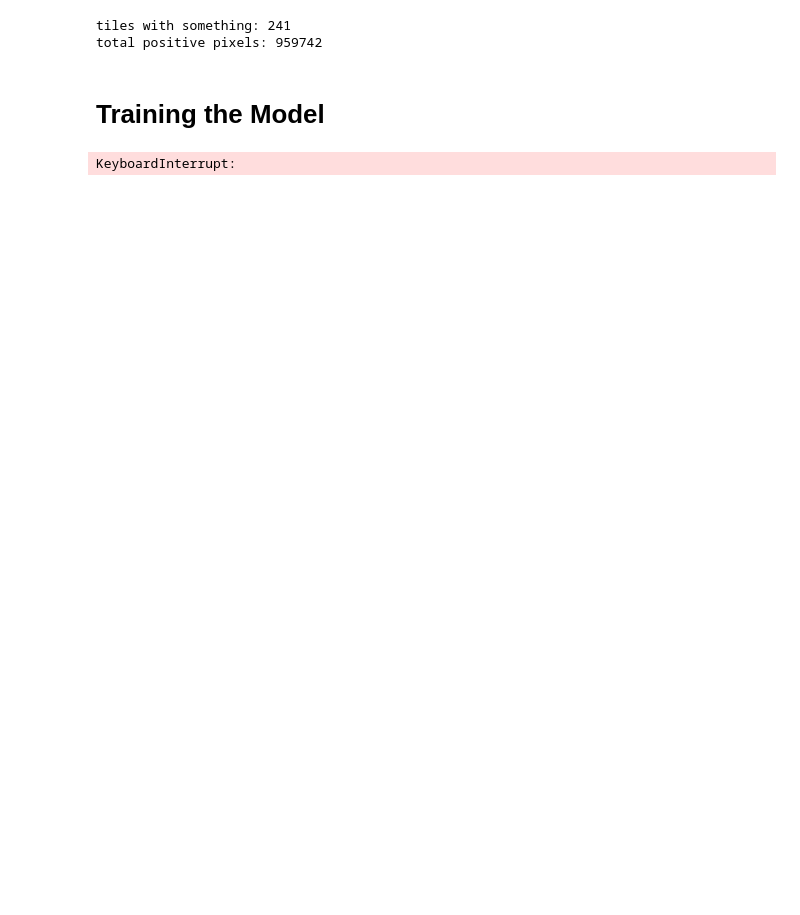
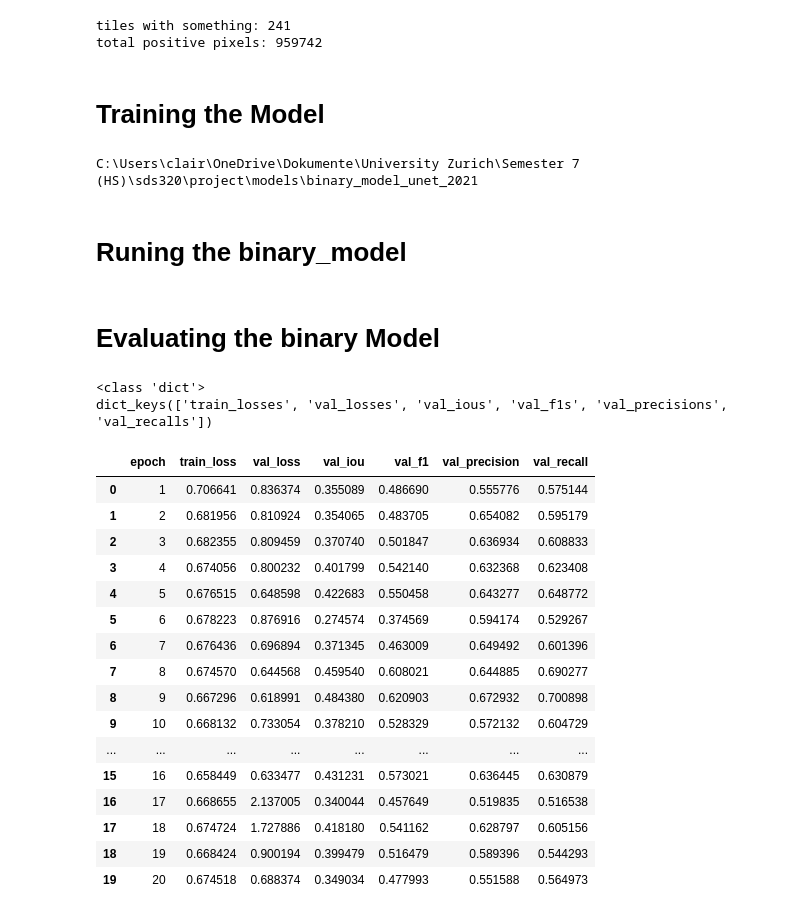
Before and after one commit to c-vici/sds320, a Jupyter notebook: notebooks/binary_model_test.ipynb, the cells around one changed output. Cells and saved outputs as stored; diff of their text form; code cells hidden in the pictures; blank space fills up the shorter version.

Commit message:
First model (binary model run) - relativ unstable output (runtine ca. 80min) also added test site lables for 2021

```diff
--- a/notebooks/binary_model_test.ipynb
+++ b/notebooks/binary_model_test.ipynb
@@ -271,11 +282,20 @@ tiles with something: 241
 total positive pixels: 959742
 # %% [markdown]
 # Training the Model
+# %%
+from pathlib import Path
+
+output_dir = "../models/binary_model_unet_2021"
+print(Path(output_dir).resolve())
+# %% [output]
+C:\Users\clair\OneDrive\Dokumente\University Zurich\Semester 7 (HS)\sds320\project\models\binary_model_unet_2021
+# %% [markdown]
+# Runing the binary_model
 # %%
 geoai.train_segmentation_model(
     images_dir=f"{out_folder}/images",
     labels_dir=f"{out_folder}/labels",
-    output_dir=f"{out_folder}/unet_models",
+    output_dir=output_dir,
     architecture="unet",
     encoder_name="resnet34",
     encoder_weights="imagenet",
@@ -286,5 +306,48 @@ geoai.train_segmentation_model(
     learning_rate=0.001,
     val_split=0.2,
 )
-# %% [output]
-KeyboardInterrupt:
+# %% [markdown]
+# Evaluating the binary Model
+# %%
+import torch
+
+history = torch.load("../models/binary_model_unet_2021/training_history.pth", weights_only=False)
+print(type(history))
+print(history.keys() if hasattr(history, "keys") else history[:2])
+# %% [output]
+<class 'dict'>
+dict_keys(['train_losses', 'val_losses', 'val_ious', 'val_f1s', 'val_precisions', 'val_recalls'])
+# %%
+import torch
+
+history = torch.load("../models/binary_model_unet_2021/training_history.pth", weights_only=False)
+
+df = pd.DataFrame({
+    "epoch": range(1, len(history["train_losses"]) + 1),
+    "train_loss": history["train_losses"],
+    "val_loss": history["val_losses"],
+    "val_iou": history["val_ious"],
+    "val_f1": history["val_f1s"],
+    "val_precision": history["val_precisions"],
+    "val_recall": history["val_recalls"],
+})
+
+df
+# %% [output]
+|  | epoch | train_loss | val_loss | val_iou | val_f1 | val_precision | val_recall |
+| 0 | 1 | 0.706641 | 0.836374 | 0.355089 | 0.486690 | 0.555776 | 0.575144 |
+| 1 | 2 | 0.681956 | 0.810924 | 0.354065 | 0.483705 | 0.654082 | 0.595179 |
+| 2 | 3 | 0.682355 | 0.809459 | 0.370740 | 0.501847 | 0.636934 | 0.608833 |
+| 3 | 4 | 0.674056 | 0.800232 | 0.401799 | 0.542140 | 0.632368 | 0.623408 |
+| 4 | 5 | 0.676515 | 0.648598 | 0.422683 | 0.550458 | 0.643277 | 0.648772 |
+| 5 | 6 | 0.678223 | 0.876916 | 0.274574 | 0.374569 | 0.594174 | 0.529267 |
+| 6 | 7 | 0.676436 | 0.696894 | 0.371345 | 0.463009 | 0.649492 | 0.601396 |
+| 7 | 8 | 0.674570 | 0.644568 | 0.459540 | 0.608021 | 0.644885 | 0.690277 |
+| 8 | 9 | 0.667296 | 0.618991 | 0.484380 | 0.620903 | 0.672932 | 0.700898 |
+| 9 | 10 | 0.668132 | 0.733054 | 0.378210 | 0.528329 | 0.572132 | 0.604729 |
+| ... | ... | ... | ... | ... | ... | ... | ... |
+| 15 | 16 | 0.658449 | 0.633477 | 0.431231 | 0.573021 | 0.636445 | 0.630879 |
+| 16 | 17 | 0.668655 | 2.137005 | 0.340044 | 0.457649 | 0.519835 | 0.516538 |
+| 17 | 18 | 0.674724 | 1.727886 | 0.418180 | 0.541162 | 0.628797 | 0.605156 |
+| 18 | 19 | 0.668424 | 0.900194 | 0.399479 | 0.516479 | 0.589396 | 0.544293 |
+| 19 | 20 | 0.674518 | 0.688374 | 0.349034 | 0.477993 | 0.551588 | 0.564973 |
```
Also changed, not shown: parts of 5 cells of this notebook, 4 other files.
